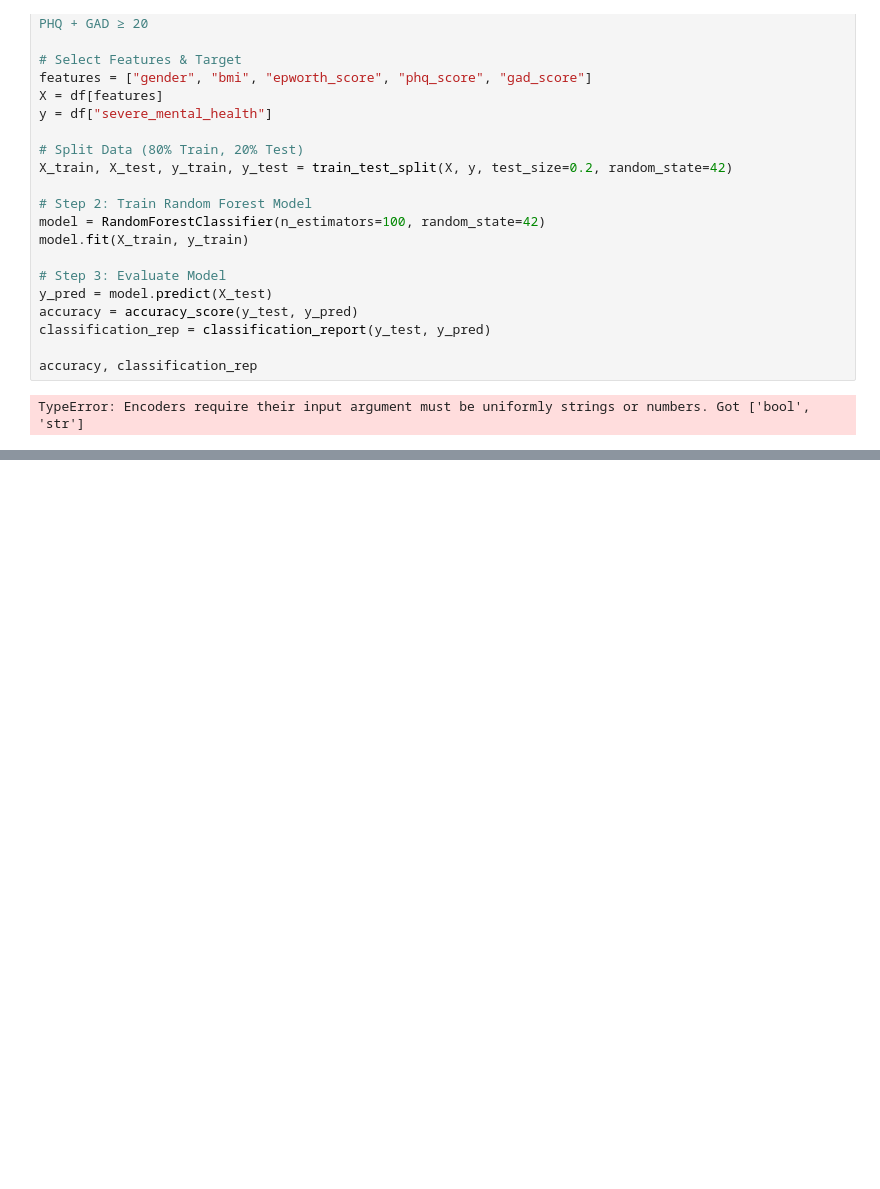
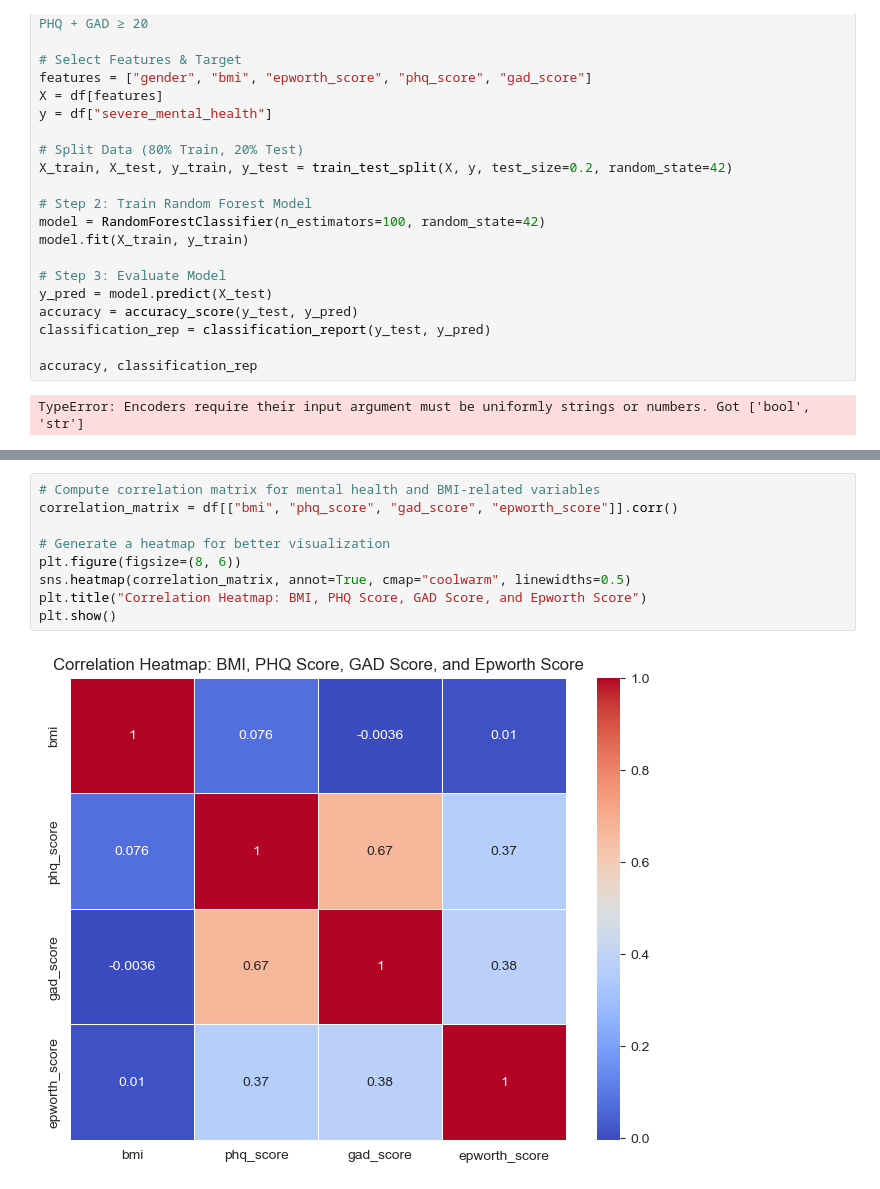
Before and after one commit to Abbey-commit/phq-and-gad-analysis-, a Jupyter notebook: depr_anx.ipynb, the cells around one changed output, grey strips where cells are left out. Drawn from its saved outputs; the diff is of its cells as text; blank space fills up the shorter version.

```diff
--- a/depr_anx.ipynb
+++ b/depr_anx.ipynb
@@ -390,0 +634,11 @@ TypeError: Encoders require their input argument must be uniformly strings or nu
+# %%
+# Compute correlation matrix for mental health and BMI-related variables
+correlation_matrix = df[["bmi", "phq_score", "gad_score", "epworth_score"]].corr()
+
+# Generate a heatmap for better visualization
+plt.figure(figsize=(8, 6))
+sns.heatmap(correlation_matrix, annot=True, cmap="coolwarm", linewidths=0.5)
+plt.title("Correlation Heatmap: BMI, PHQ Score, GAD Score, and Epworth Score")
+plt.show()
+# %% [output]
+[figure, added]
```
Also changed, not shown: parts of 15 cells of this notebook.
